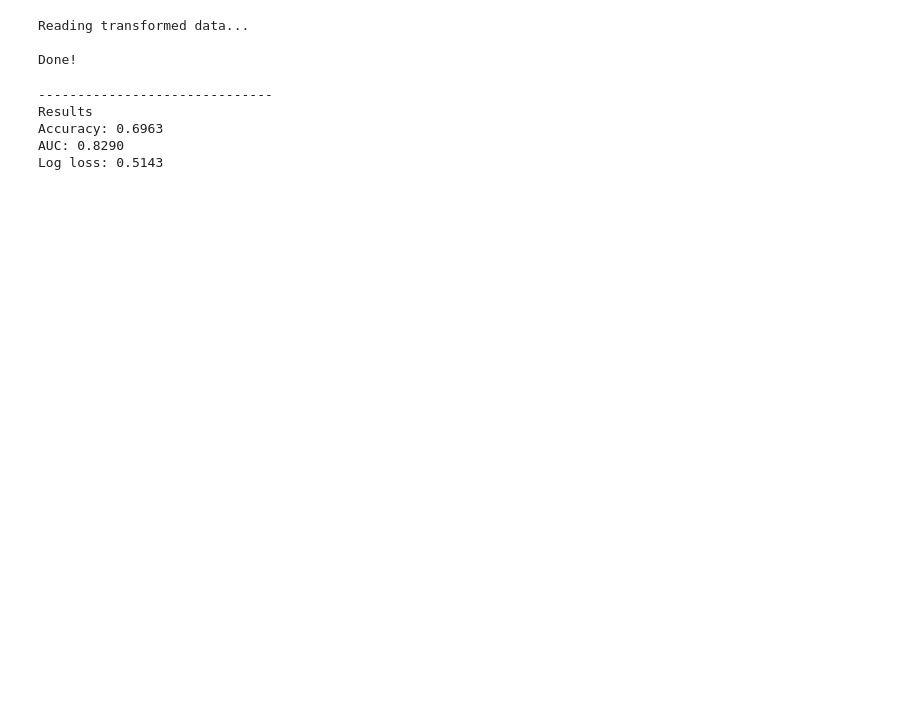
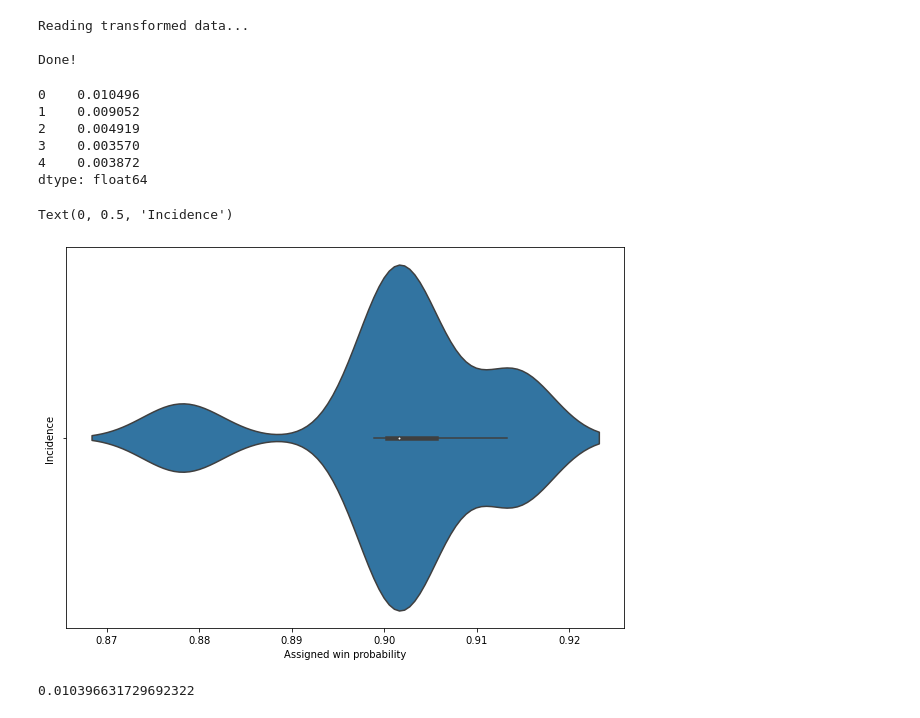
Before and after one commit to guidopetri/csgo-win-probability, a Jupyter notebook: player-permutation.ipynb, the cells around one changed output. Drawn from its saved outputs; the diff is of its cells as text; code cells hidden in the pictures; blank space fills up the shorter version.

Commit message:
permutation notebook, updated

```diff
--- a/player-permutation.ipynb
+++ b/player-permutation.ipynb
@@ -76,15 +41,57 @@ model.eval();
 Reading transformed data...
 
 Done!
-# %%
-# permuted test data
-test(model=model,
-     loader=test_loader,
-     device=device,
-     )
-# %% [output]
-------------------------------
-Results
-Accuracy: 0.6963
-AUC: 0.8290
-Log loss: 0.5143
+# %%
+model.to(device)
+
+outputs = []
+
+with torch.no_grad():
+    for index, (data, target) in enumerate(test_loader):
+        model_output = []
+        for permutation in permutations([0, 1, 2, 3, 4], r=5):
+            # permute the data
+            data[:, 0] = data[:, 0, permutation, :]
+            data[:, 0] = data[:, 0, :, permutation]
+
+            data[:, 2] = data[:, 2, permutation, :]
+            data[:, 3] = data[:, 3, :, permutation]
+
+            data[:, 4] = data[:, 4, permutation, :]
+            data[:, 4] = data[:, 4, :, permutation]
+
+            # get the model output
+            data = data.to(device)
+            output = model(data)
+            model_output.append(output)
+        outputs.append(model_output)
+# %%
+stds = []
+
+for perm in outputs:
+    permutation_results = pd.DataFrame([x.detach().cpu().numpy() for x in perm]).T
+    stds.append(permutation_results.std(axis=1))
+
+stds = pd.concat(stds, axis=0)
+stds.head()
+# %% [output]
+0    0.010496
+1    0.009052
+2    0.004919
+3    0.003570
+4    0.003872
+dtype: float64
+# %%
+import seaborn as sns
+
+plt.figure(figsize=(10, 7))
+sns.violinplot(permutation_results.iloc[15])
+plt.xlabel('Assigned win probability')
+plt.ylabel('Incidence')
+# %% [output]
+Text(0, 0.5, 'Incidence')
+[figure, added]
+# %%
+permutation_results.iloc[15].std()
+# %% [output]
+0.010396631729692322
```
Also changed, not shown: parts of 2 cells of this notebook.
